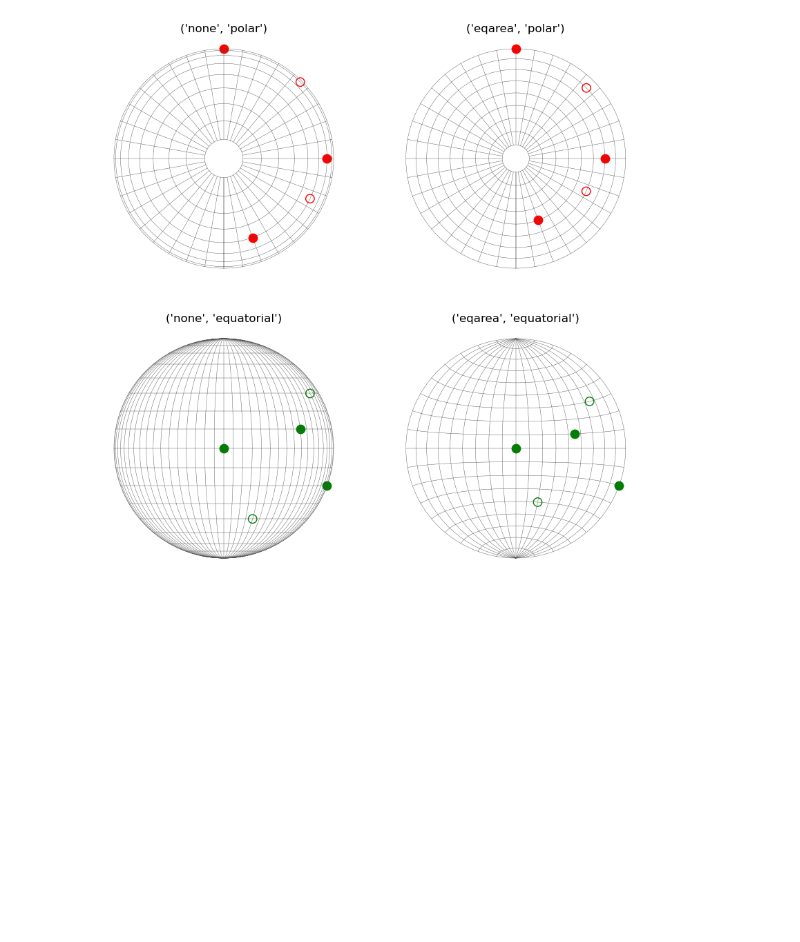
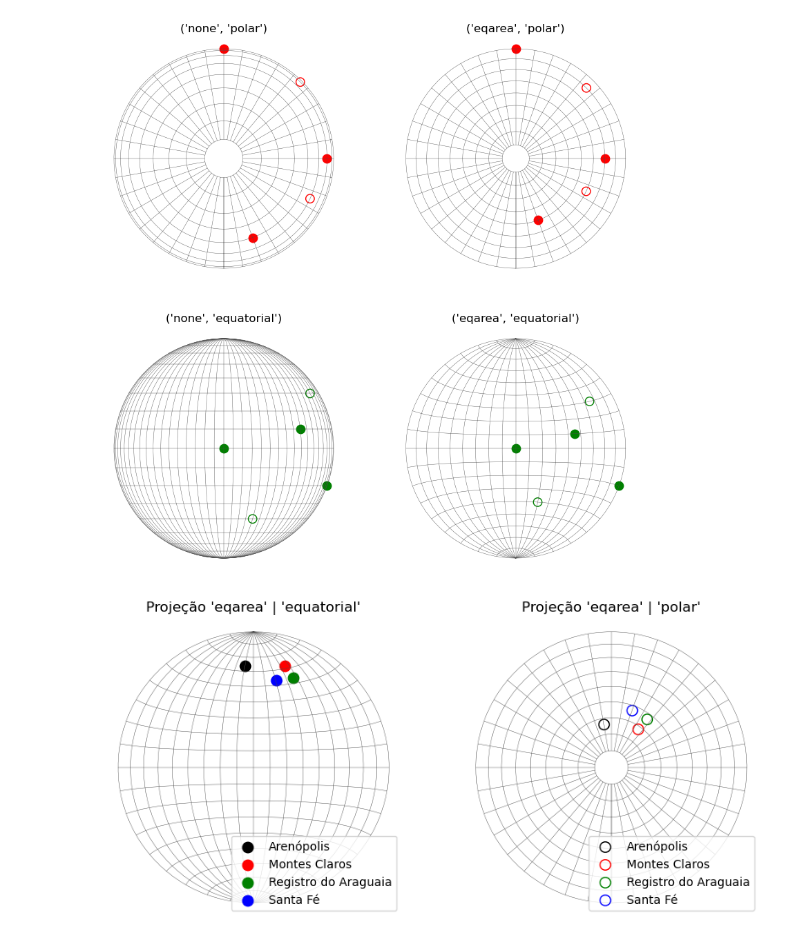
Before and after one commit to birocoles/direction-equal-area, a Jupyter notebook: prototype.ipynb, the cells around one changed output. Cells and saved outputs as stored; diff of their text form; code cells hidden in the pictures; blank space fills up the shorter version.

Commit message:
set axes limits within plot_net, include example at GAP

```diff
--- a/prototype.ipynb
+++ b/prototype.ipynb
@@ -159,3 +127,47 @@ ax.set_ylim( 1.1,-1.1)
 plt.show()
 # %% [output]
 [figure]
+# %%
+decs = [-9.68, 35.36, 36.82, 20.20]
+incs = [-63.82, -61.89, -53.61, -53.19]
+labels = ["Arenópolis", "Montes Claros", "Registro do Araguaia", "Santa Fé"]
+colors = ['k', 'r', 'g', 'b']
+# %%
+fig, axs = plt.subplots(
+    ncols=2, nrows=1, figsize=(10,5)
+)
+
+ax = axs[0]
+ax.set_title("Projeção 'eqarea' | 'equatorial'")
+eqa.plot_net(
+    ax,
+    dec_limits=(-90, 90),
+    dec_num_intervals=int(180/10),
+    inc_limits=(-90,90),
+    inc_num_intervals=int(180/10),
+    projection=('eqarea', 'equatorial')
+)
+for dec, inc, label, color in zip(decs, incs, labels, colors):
+    eqa.plot_points(ax, dec=dec, inc=inc, projection=('eqarea', 'equatorial'), size=80, color=color, label=label)
+ax.legend(loc='lower right')
+
+ax = axs[1]
+ax.set_title("Projeção 'eqarea' | 'polar'")
+eqa.plot_net(
+    ax,
+    dec_limits=(-180, 180),
+    dec_num_intervals=int(360/10),
+    inc_limits=(0,80),
+    inc_num_intervals=int(80/10),
+    projection=('eqarea', 'polar')
+)
+for dec, inc, label, color in zip(decs, incs, labels, colors):
+    eqa.plot_points(ax, dec=dec, inc=inc, projection=('eqarea', 'polar'), size=80, color=color, label=label)
+ax.legend(loc='lower right')
+
+# plt.tight_layout()
+plt.savefig('direcoes_GAP.png', dpi=300)
+
+plt.show()
+# %% [output]
+[figure, added]
```
Also changed, not shown: parts of 2 cells of this notebook, 2 other files.
